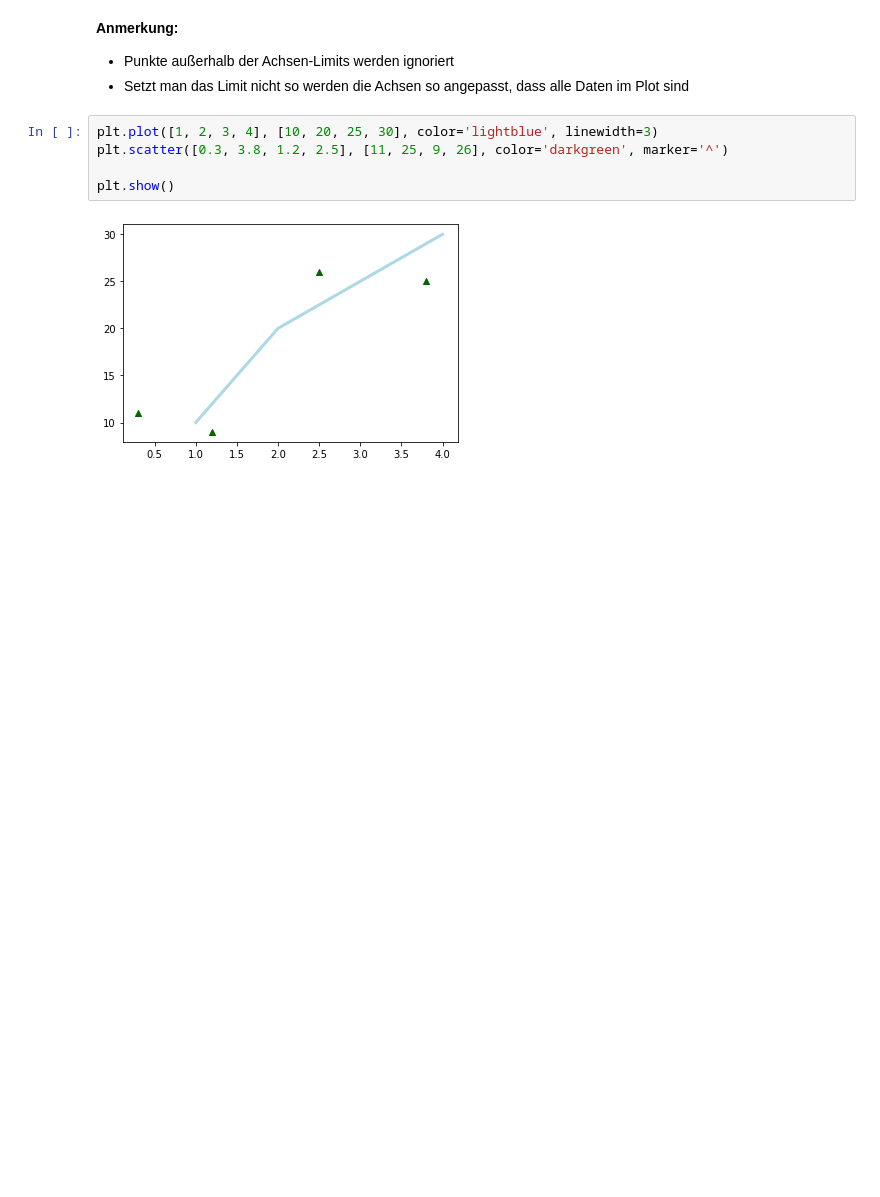
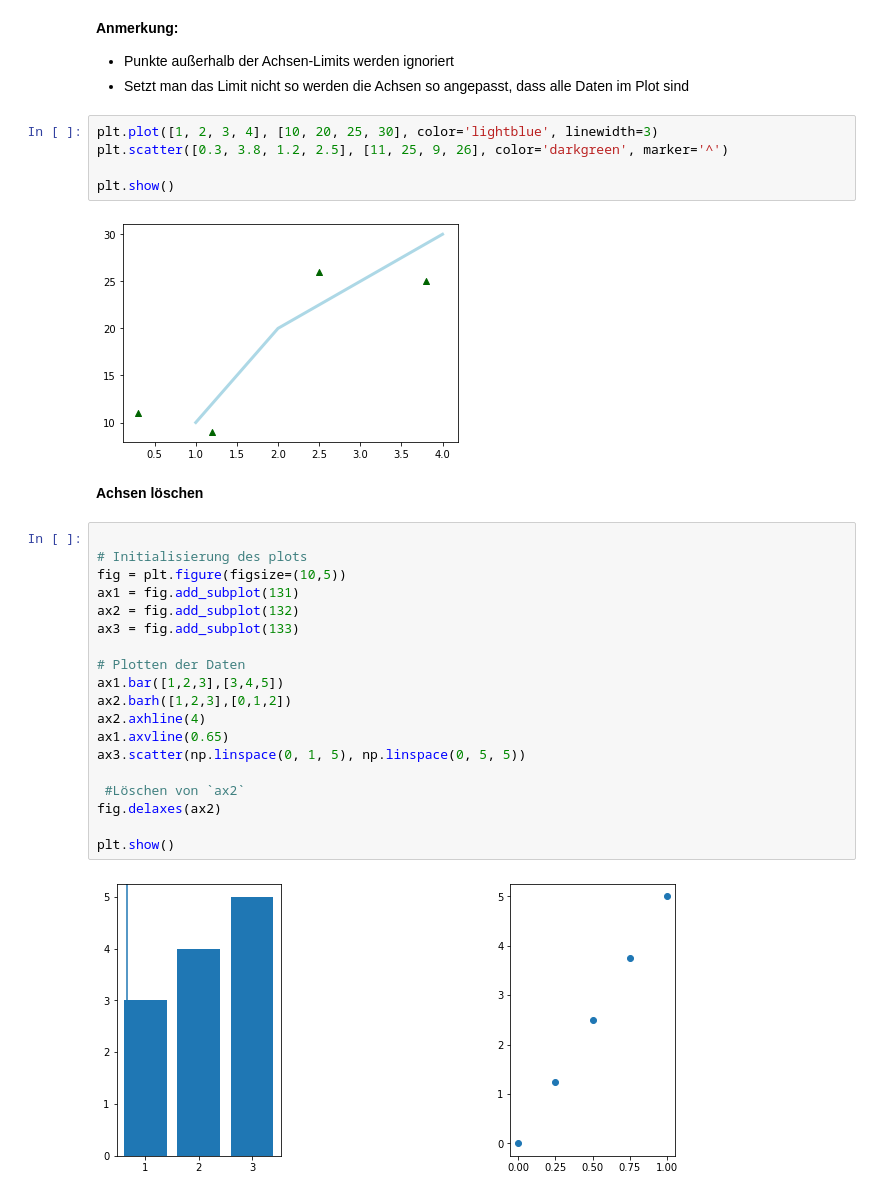
Before and after one commit to FelixRb96/Python_kurs_RTG, a Jupyter notebook: materialien/3_matplotlib.ipynb, the cells around one changed output. Cells and saved outputs as stored; diff of their text form; blank space fills up the shorter version.

```diff
--- a/materialien/3_matplotlib.ipynb
+++ b/materialien/3_matplotlib.ipynb
@@ -103,3 +229,26 @@ plt.scatter([0.3, 3.8, 1.2, 2.5], [11, 25, 9, 26], color='darkgreen', marker='^'
 plt.show()
 # %% [output]
 [figure]
+# %% [markdown]
+**Achsen löschen**
+# %%
+
+# Initialisierung des plots
+fig = plt.figure(figsize=(10,5))
+ax1 = fig.add_subplot(131)
+ax2 = fig.add_subplot(132)
+ax3 = fig.add_subplot(133)
+
+# Plotten der Daten
+ax1.bar([1,2,3],[3,4,5])
+ax2.barh([1,2,3],[0,1,2])
+ax2.axhline(4)
+ax1.axvline(0.65)
+ax3.scatter(np.linspace(0, 1, 5), np.linspace(0, 5, 5))
+
+ #Löschen von `ax2`
+fig.delaxes(ax2)
+
+plt.show()
+# %% [output]
+[figure, added]
```
Also changed, not shown: parts of 24 cells of this notebook, 1 other file.
